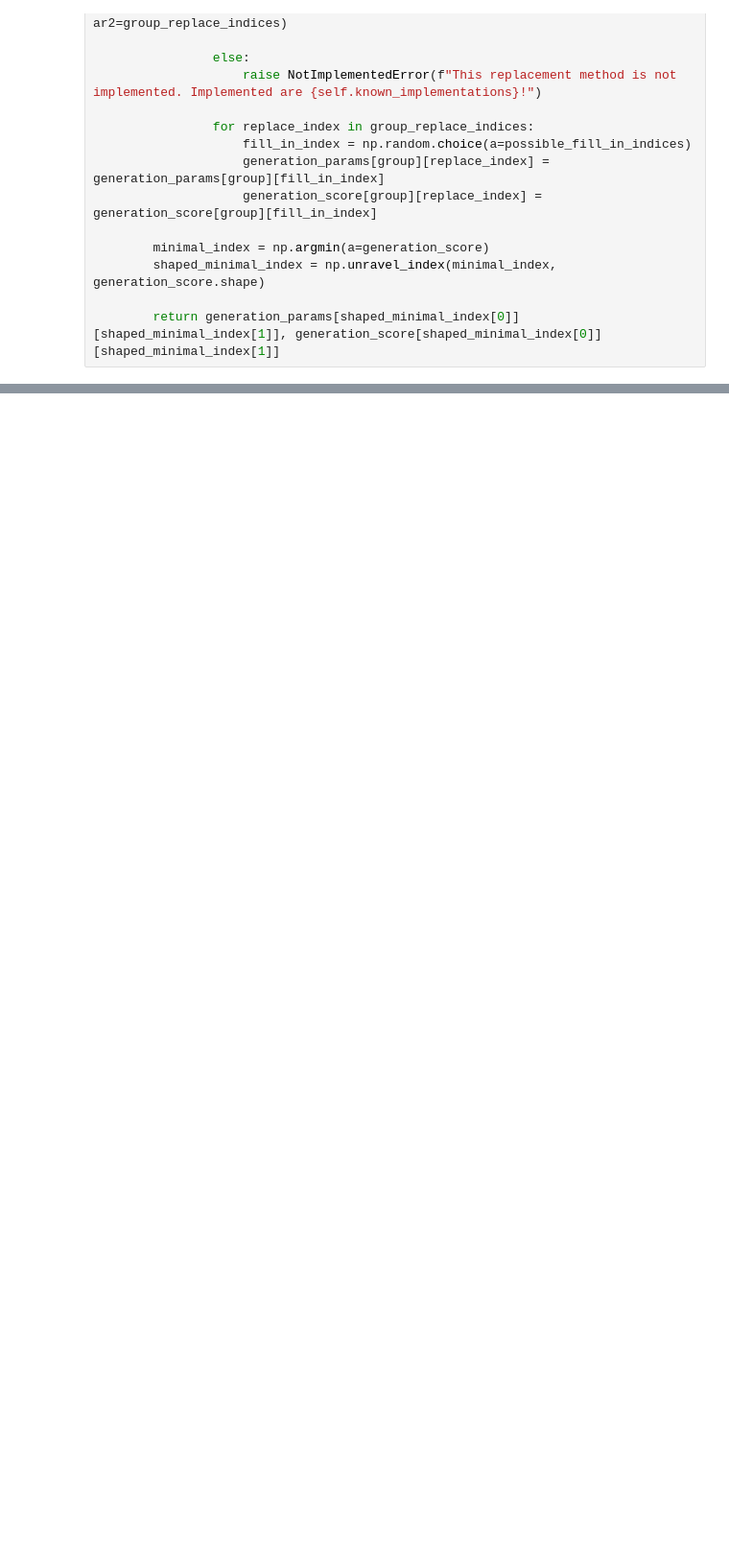
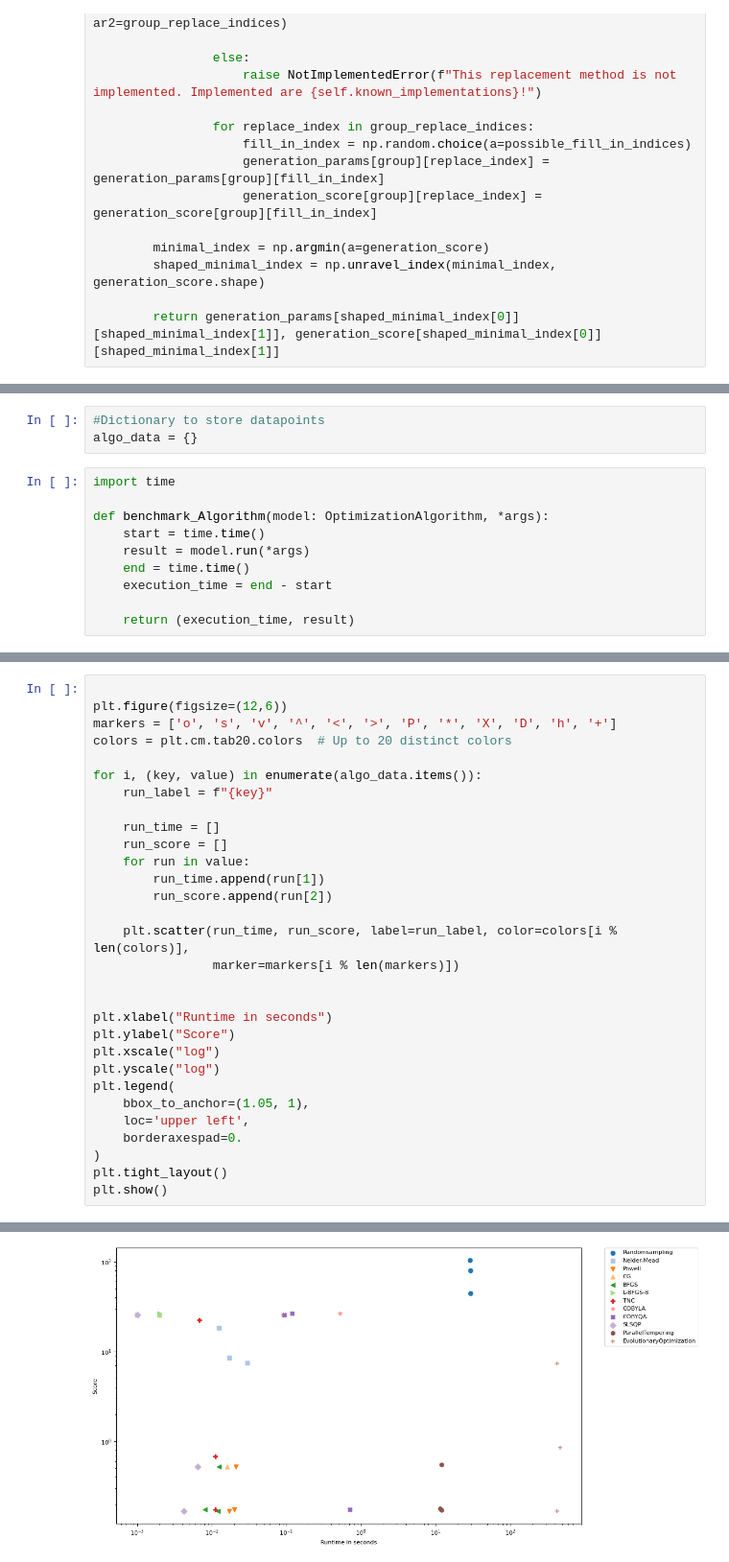
Before and after one commit to justheretostealcode/CTK-ColiToolKit, a Jupyter notebook: model_comparison.ipynb, the cells around one changed output, grey strips where cells are left out. Shown at 96% size. Drawn from its saved outputs; the diff is of its cells as text; blank space fills up the shorter version.

Commit message:
created algo benchmark

```diff
--- a/model_comparison.ipynb
+++ b/model_comparison.ipynb
@@ -739,0 +742,13 @@ class EvolutionaryOptimization(OptimizationAlgorithm):
+# %%
+#Dictionary to store datapoints
+algo_data = {}
+# %%
+import time
+
+def benchmark_Algorithm(model: OptimizationAlgorithm, *args):
+    start = time.time()
+    result = model.run(*args)
+    end = time.time()
+    execution_time = end - start
+
+    return (execution_time, result)
@@ -800,0 +977,31 @@ construct_id='pJCM449';parameters=array([0.15055278, 0.95075023, 8.13784728, 8.4
+# %%
+
+plt.figure(figsize=(12,6))
+markers = ['o', 's', 'v', '^', '<', '>', 'P', '*', 'X', 'D', 'h', '+']
+colors = plt.cm.tab20.colors  # Up to 20 distinct colors
+
+for i, (key, value) in enumerate(algo_data.items()):
+    run_label = f"{key}"
+
+    run_time = []
+    run_score = []
+    for run in value:
+        run_time.append(run[1])
+        run_score.append(run[2])
+
+    plt.scatter(run_time, run_score, label=run_label, color=colors[i % len(colors)],
+                marker=markers[i % len(markers)])
+
+
+plt.xlabel("Runtime in seconds")
+plt.ylabel("Score")
+plt.xscale("log")
+plt.yscale("log")
+plt.legend(
+    bbox_to_anchor=(1.05, 1),
+    loc='upper left',
+    borderaxespad=0.
+)
+plt.tight_layout()
+plt.show()
+# %% [output]
@@ -800,0 +1025 @@ construct_id='pJCM449';parameters=array([0.15055278, 0.95075023, 8.13784728, 8.4
+[figure, added]
```
Also changed, not shown: parts of 16 cells of this notebook, 1 other file.
